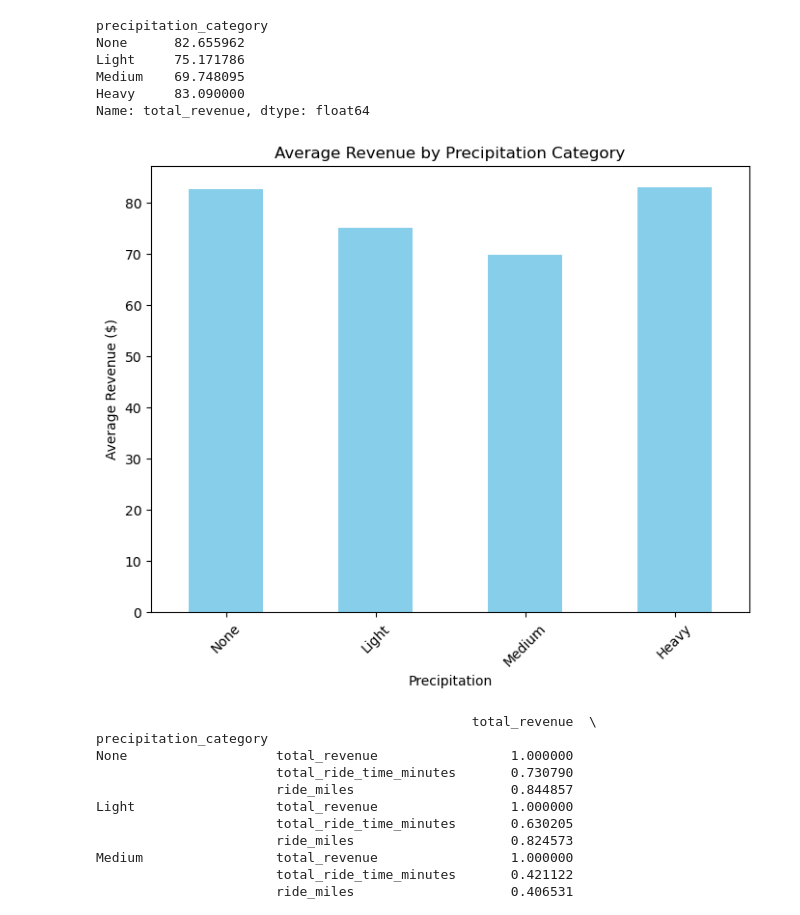
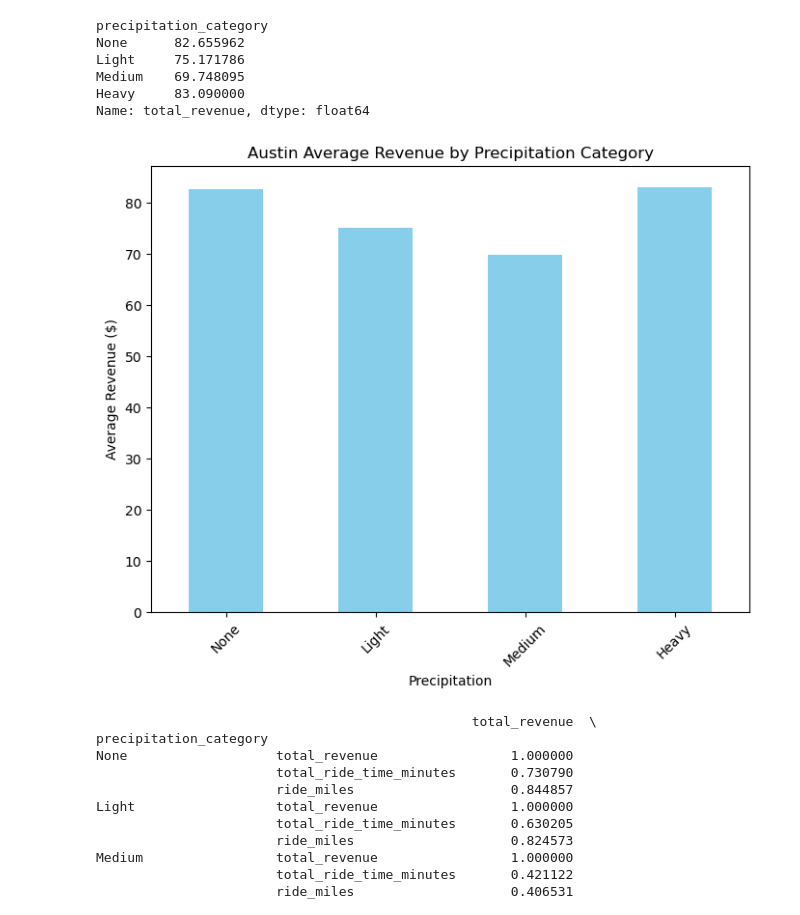
Before and after one commit to jchay3/james_hay_project_2_Compare_ride_patterns_and_predictive_modeling_of_rides_by-_transport_x, a Jupyter notebook: james_workbook_for_austin.ipynb, the cells around one changed output. Saved outputs shown, nothing was run; the diff lists cells and outputs as text; code cells hidden in the pictures.

Commit message:
Visual updates

```diff
--- a/james_workbook_for_austin.ipynb
+++ b/james_workbook_for_austin.ipynb
@@ -547,15 +550,15 @@ Name: total_revenue, dtype: float64
 # %%
 #Visualize the Revenue by precipation data
 
 plt.figure(figsize=(8, 6))
 revenue_by_precipitation.plot(kind='bar', color='skyblue')
 plt.xlabel('Precipitation')
 plt.ylabel('Average Revenue ($)')
-plt.title('Average Revenue by Precipitation Category')
+plt.title('Austin Average Revenue by Precipitation Category')
 plt.xticks(rotation=45)
 plt.show()
 # %% [output]
-[figure, old version]
+[figure, new version]
 # %%
 #Correlate the data by precipitation category utilizing Total revenue, Ride time, and Ride Miles)
 austin_correlation_by_precipitation_type = austin_cleaned.groupby('precipitation_category')[['total_revenue', 'total_ride_time_minutes', 'ride_miles']].corr()
```
Also changed, not shown: parts of 7 cells of this notebook, 1 other file.
